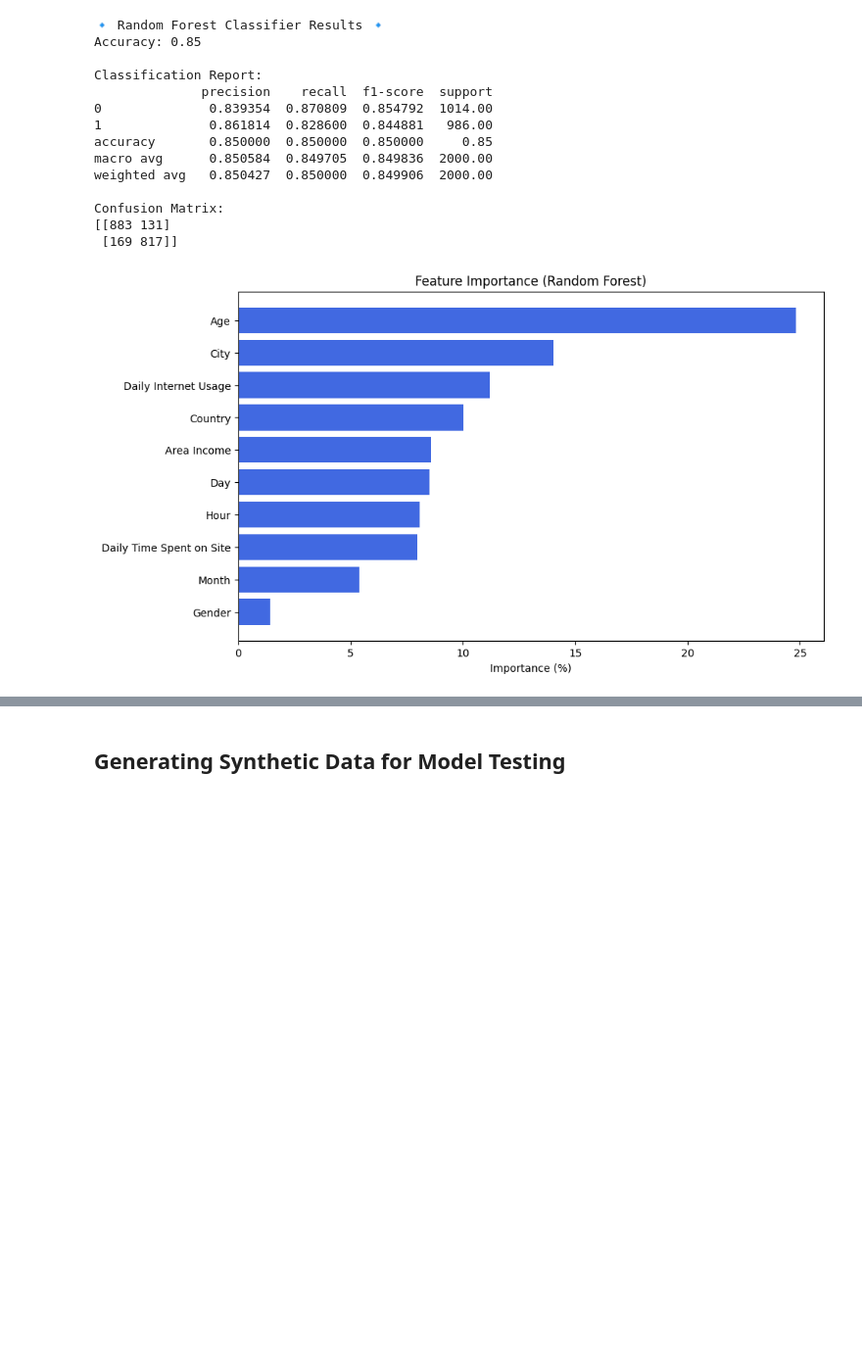
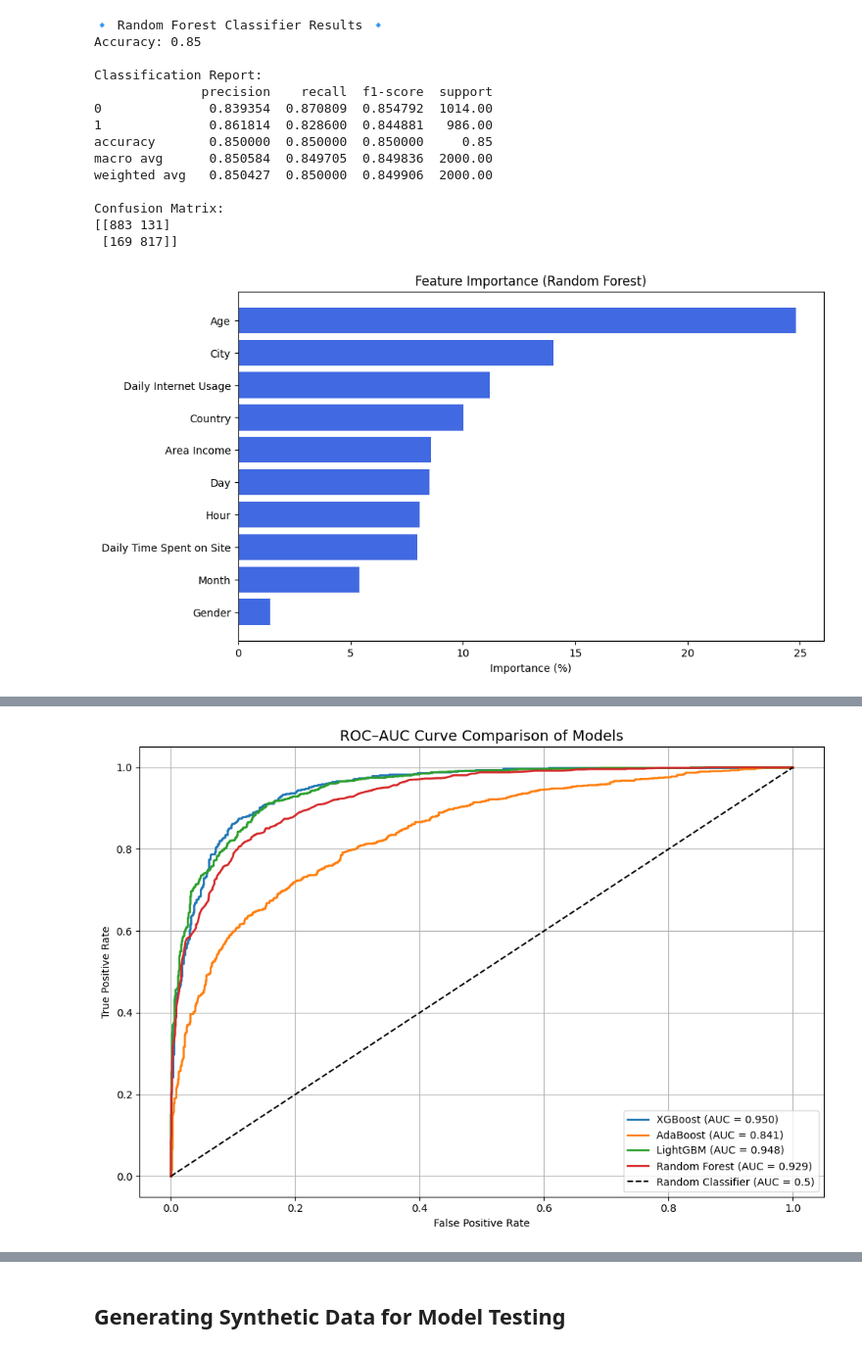
Before and after one commit to shreyamsis2025-msis/CTR_Project, a Jupyter notebook: ctr_prediction.ipynb, the cells around one changed output, grey strips where cells are left out. Shown: that part at 98% size. Cells and saved outputs as stored; diff of their text form; code cells hidden in the pictures; blank space fills up the shorter version.

```diff
--- a/ctr_prediction.ipynb
+++ b/ctr_prediction.ipynb
@@ -341,0 +419,91 @@ Confusion Matrix:
+# %%
+import warnings
+warnings.filterwarnings("ignore", category=UserWarning)
+warnings.filterwarnings("ignore", category=FutureWarning)
+warnings.filterwarnings("ignore", message="X does not have valid feature names")
+
+from sklearn.metrics import roc_curve, roc_auc_score
+import matplotlib.pyplot as plt
+import numpy as np
+import pandas as pd
+
+# Import models
+from sklearn.ensemble import AdaBoostClassifier, RandomForestClassifier
+from lightgbm import LGBMClassifier
+import xgboost as xgb
+
+# Clean feature names for LightGBM
+X_lgbm = X_train.copy()
+X_lgbm.columns = X_lgbm.columns.str.replace(" ", "_")
+X_test_lgbm = X_test.copy()
+X_test_lgbm.columns = X_test_lgbm.columns.str.replace(" ", "_")
+
+# Define models (with quiet configurations)
+
+models = {
+    "XGBoost": xgb.XGBClassifier(
+        n_estimators=100,
+        random_state=42,
+        eval_metric='logloss',
+        verbosity=0,        # Suppress XGBoost logs
+        n_jobs=-1
+    ),
+    "AdaBoost": AdaBoostClassifier(
+        n_estimators=100,
+        random_state=42
+    ),
+    "LightGBM": LGBMClassifier(
+        n_estimators=200,
+        learning_rate=0.05,
+        random_state=42,
+        verbose=-1,         # Turn off LightGBM logs
+        force_col_wise=True # Avoid LightGBM thread warnings
+    ),
+    "Random Forest": RandomForestClassifier(
+        n_estimators=200,
+        random_state=42
+    )
+}
+
+# Plot ROC–AUC for all models
+plt.figure(figsize=(10, 7))
+roc_auc_scores = {}
+
+for name, model in models.items():
+    # Train
+    if name == "LightGBM":
+        model.fit(X_lgbm, y_train)
+        y_prob = model.predict_proba(X_test_lgbm)[:, 1]
+    else:
+        model.fit(X_train, y_train)
+        y_prob = model.predict_proba(X_test)[:, 1]
+
+    # Compute ROC metrics
+    fpr, tpr, _ = roc_curve(y_test, y_prob)
+    auc_score = roc_auc_score(y_test, y_prob)
+    roc_auc_scores[name] = auc_score
+
+    # Plot ROC curve
+    plt.plot(fpr, tpr, lw=2, label=f"{name} (AUC = {auc_score:.3f})")
+
+# Random classifier line
+plt.plot([0, 1], [0, 1], 'k--', label='Random Classifier (AUC = 0.5)')
+
+# Customize plot
+plt.title('ROC–AUC Curve Comparison of Models', fontsize=14)
+plt.xlabel('False Positive Rate')
+plt.ylabel('True Positive Rate')
+plt.legend(loc='lower right', fontsize=10)
+plt.grid(True)
+plt.tight_layout()
+plt.show()
+
+# ----------------------------------------------------------
+# 📊 Print AUC scores
+# ----------------------------------------------------------
+auc_df = pd.DataFrame(list(roc_auc_scores.items()), columns=['Model', 'ROC–AUC Score'])
+auc_df = auc_df.sort_values(by='ROC–AUC Score', ascending=False)
+print("\n📊 ROC–AUC Scores for All Models:")
+print(auc_df)
+# %% [output]
+[figure, added]
```
Also changed, not shown: parts of 18 cells of this notebook.
